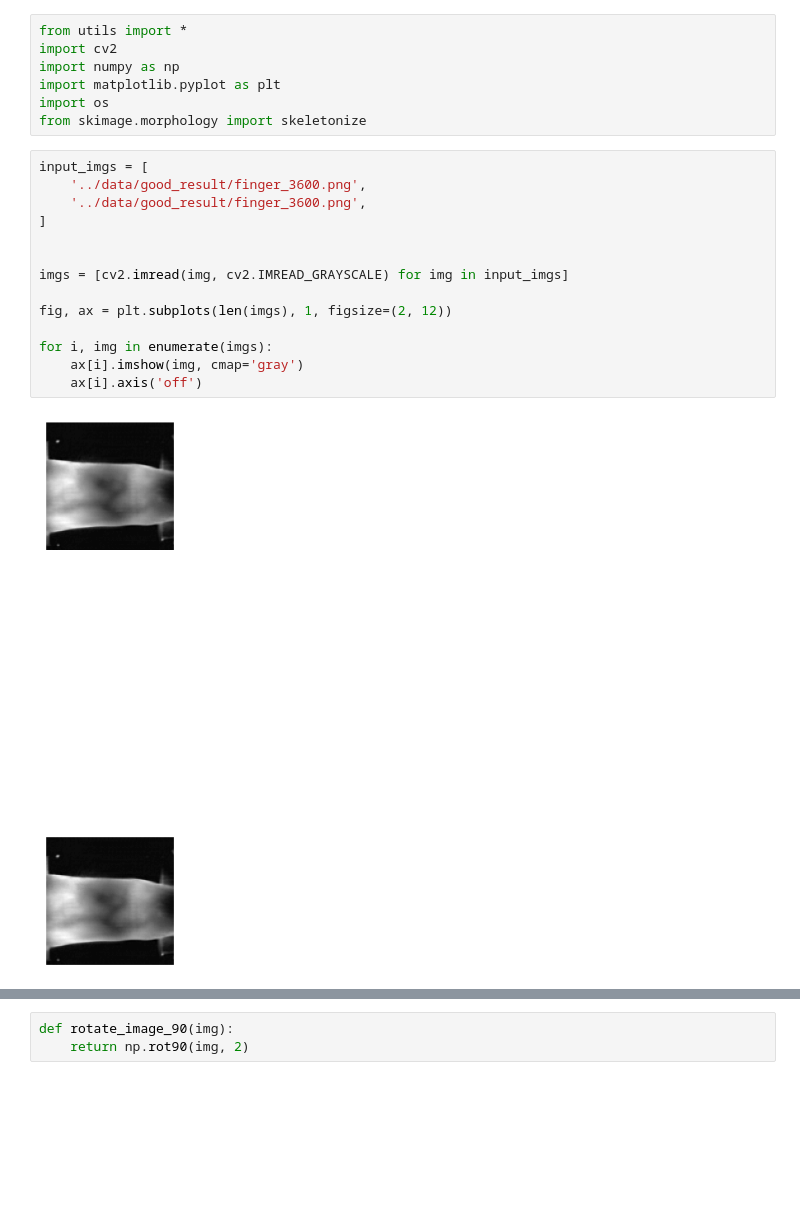
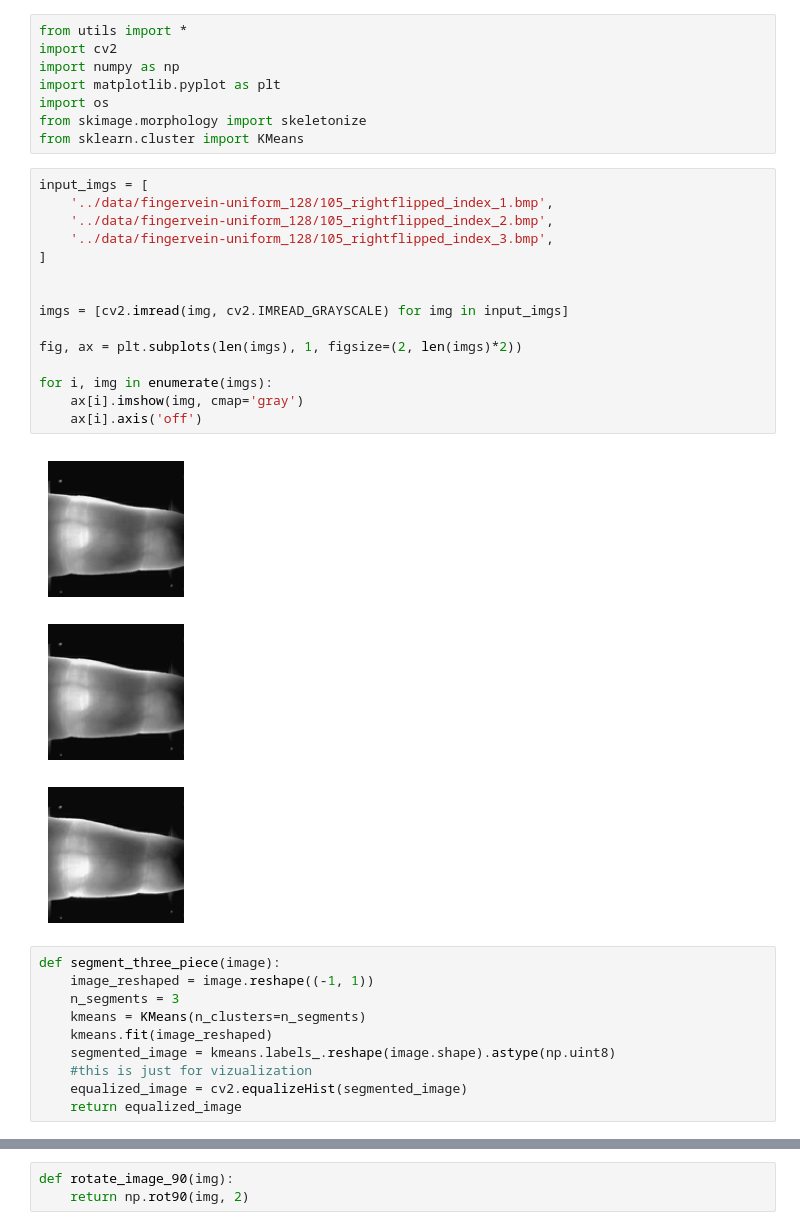
Before and after one commit to abhishtagatya/veingan, a Jupyter notebook: preprocessing/preprocesser.ipynb, the cells around one changed output, grey strips where cells are left out. Cells and saved outputs as stored; diff of their text form; blank space fills up the shorter version.

```diff
--- a/preprocessing/preprocesser.ipynb
+++ b/preprocessing/preprocesser.ipynb
@@ -5,19 +5,31 @@ import numpy as np
 import matplotlib.pyplot as plt
 import os
 from skimage.morphology import skeletonize
+from sklearn.cluster import KMeans
 # %%
 input_imgs = [
-    '../data/good_result/finger_3600.png',
-    '../data/good_result/finger_3600.png',
+    '../data/fingervein-uniform_128/105_rightflipped_index_1.bmp',
+    '../data/fingervein-uniform_128/105_rightflipped_index_2.bmp',
+    '../data/fingervein-uniform_128/105_rightflipped_index_3.bmp',
 ]
 
 
 imgs = [cv2.imread(img, cv2.IMREAD_GRAYSCALE) for img in input_imgs]
 
-fig, ax = plt.subplots(len(imgs), 1, figsize=(2, 12))
+fig, ax = plt.subplots(len(imgs), 1, figsize=(2, len(imgs)*2))
 
 for i, img in enumerate(imgs):
     ax[i].imshow(img, cmap='gray')
     ax[i].axis('off')
 # %% [output]
-[figure, old version]
+[figure, new version]
+# %%
+def segment_three_piece(image):
+    image_reshaped = image.reshape((-1, 1))
+    n_segments = 3
+    kmeans = KMeans(n_clusters=n_segments)
+    kmeans.fit(image_reshaped)
+    segmented_image = kmeans.labels_.reshape(image.shape).astype(np.uint8)
+    #this is just for vizualization
+    equalized_image = cv2.equalizeHist(segmented_image)
+    return equalized_image
```
Also changed, not shown: parts of 10 cells of this notebook.
